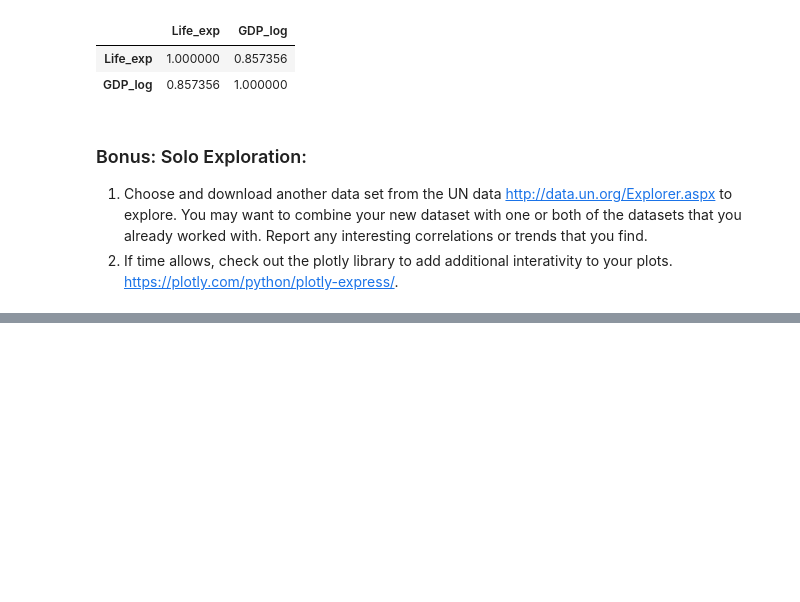
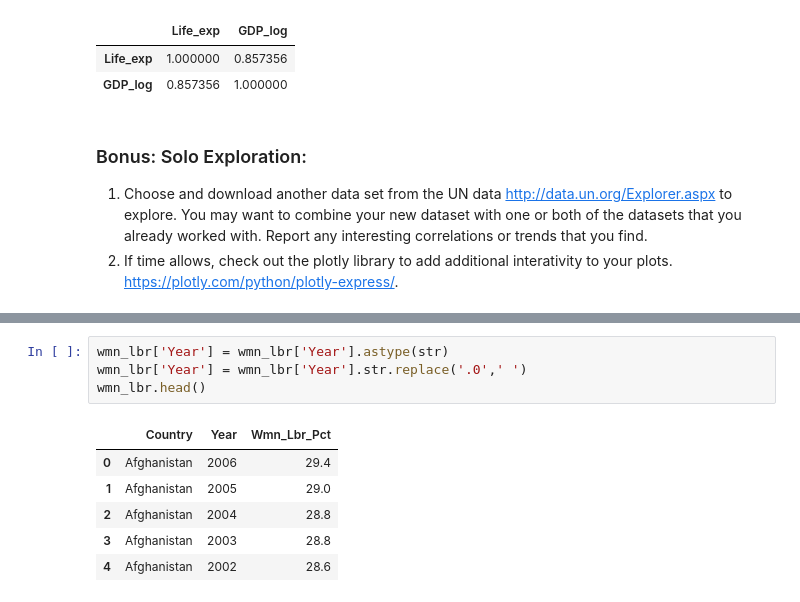
Before and after one commit to nss-data-science-cohort-8/un-exploration-JEFFDAVISJR, a Jupyter notebook: Notebooks/UN_Data_Exploration.ipynb, the cells around one changed output, grey strips where cells are left out. Saved outputs shown, nothing was run; the diff lists cells and outputs as text; blank space fills up the shorter version.

```diff
--- a/Notebooks/UN_Data_Exploration.ipynb
+++ b/Notebooks/UN_Data_Exploration.ipynb
@@ -501,0 +523,11 @@ gdp_le_2021[['Life_exp','GDP_log']].corr()
+# %%
+wmn_lbr['Year'] = wmn_lbr['Year'].astype(str)
+wmn_lbr['Year'] = wmn_lbr['Year'].str.replace('.0',' ')
+wmn_lbr.head()
+# %% [output]
+|  | Country | Year | Wmn_Lbr_Pct |
+| 0 | Afghanistan | 2006 | 29.4 |
+| 1 | Afghanistan | 2005 | 29.0 |
+| 2 | Afghanistan | 2004 | 28.8 |
+| 3 | Afghanistan | 2003 | 28.8 |
+| 4 | Afghanistan | 2002 | 28.6 |
```
Also changed, not shown: parts of 8 cells of this notebook.
